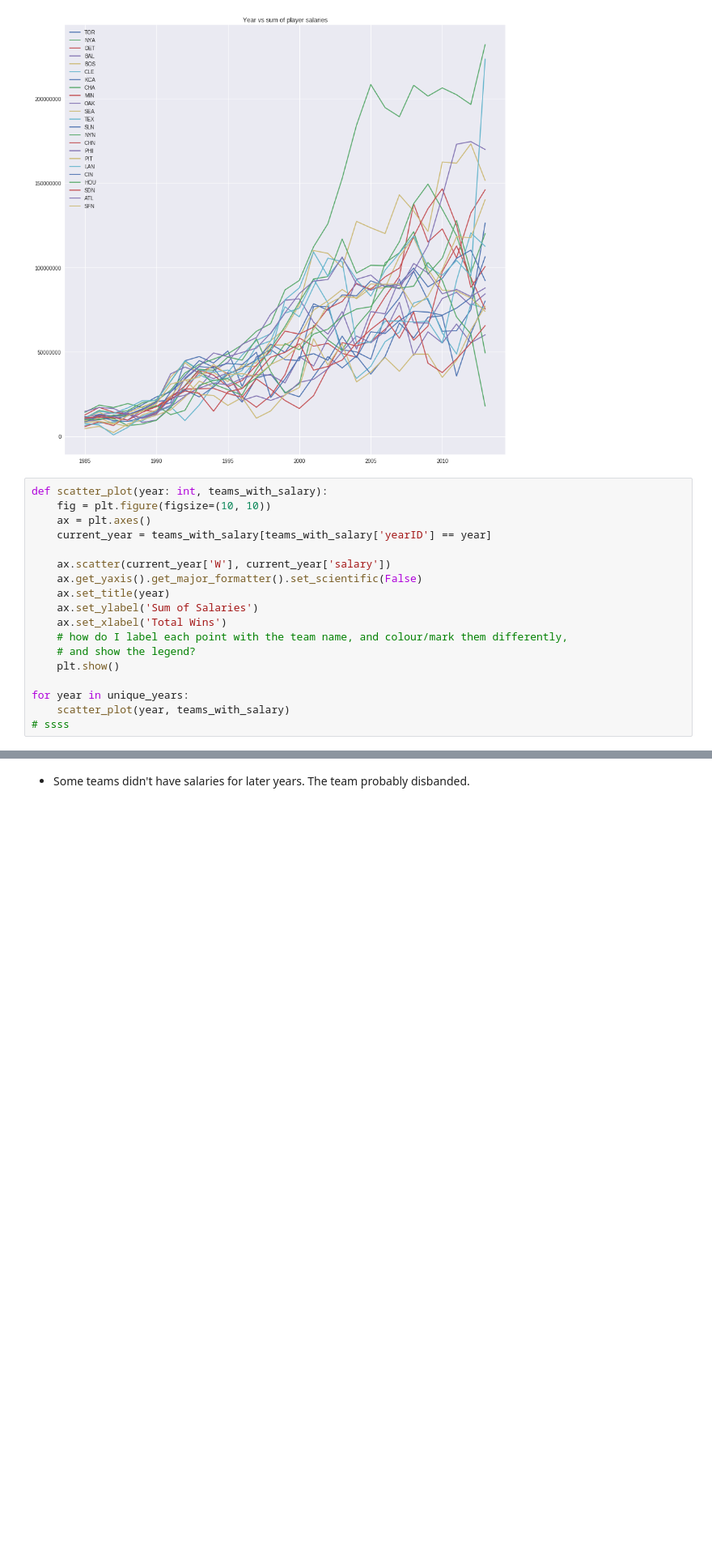
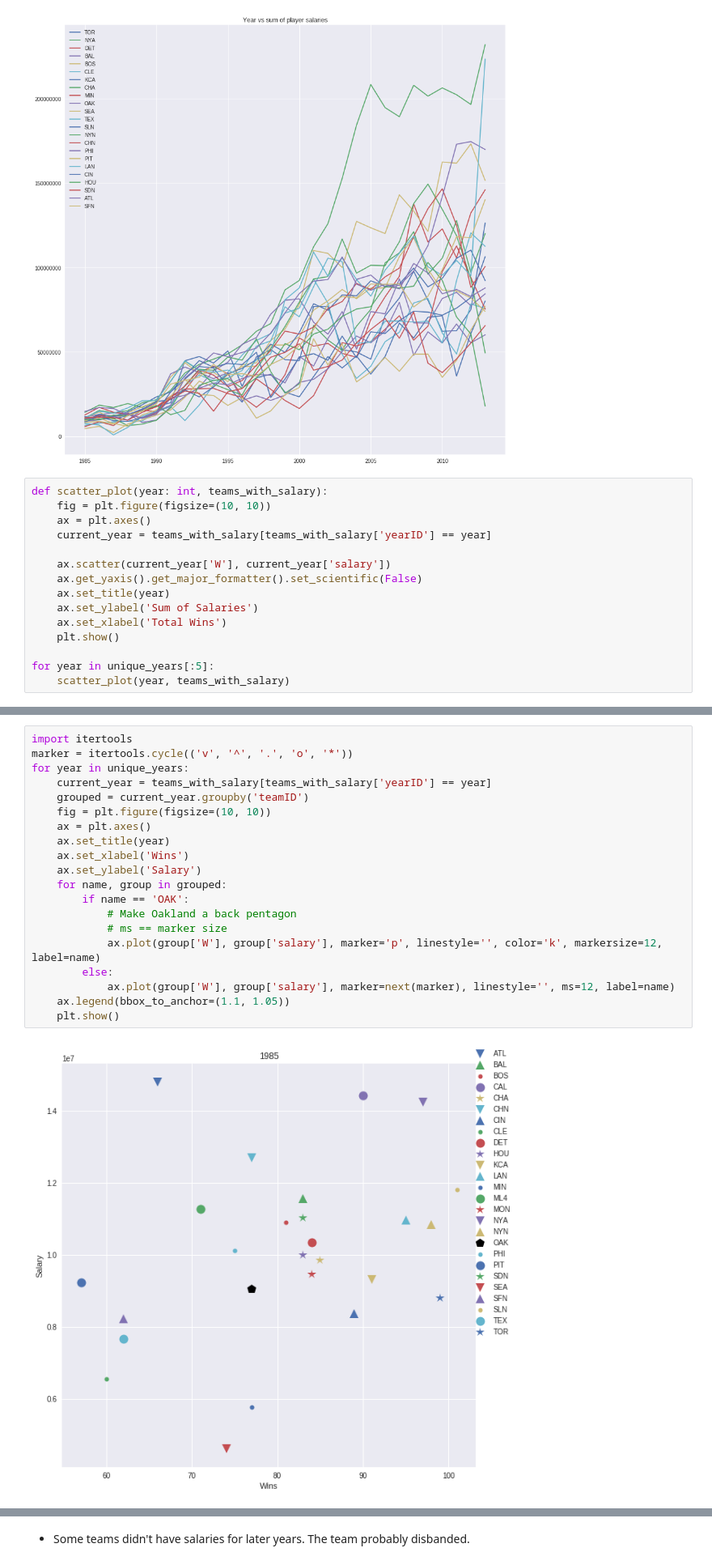
Before and after one commit to dndln/2014, a Jupyter notebook: homework/HW1 (copy).ipynb, the cells around one changed output, grey strips where cells are left out. Shown at 81% size. Cells and saved outputs as stored; diff of their text form; blank space fills up the shorter version.

```diff
--- a/homework/HW1 (copy).ipynb
+++ b/homework/HW1 (copy).ipynb
@@ -250,13 +250,10 @@ def scatter_plot(year: int, teams_with_salary):
     ax.set_title(year)
     ax.set_ylabel('Sum of Salaries')
     ax.set_xlabel('Total Wins')
-    # how do I label each point with the team name, and colour/mark them differently,
-    # and show the legend?
     plt.show()
 
-for year in unique_years:
+for year in unique_years[:5]:
     scatter_plot(year, teams_with_salary)
-# ssss
 # %% [output]
 [figure]
 [figure]
@@ -273,0 +263,22 @@ for year in unique_years:
+# %%
+import itertools
+marker = itertools.cycle(('v', '^', '.', 'o', '*'))
+for year in unique_years:
+    current_year = teams_with_salary[teams_with_salary['yearID'] == year]
+    grouped = current_year.groupby('teamID')
+    fig = plt.figure(figsize=(10, 10))
+    ax = plt.axes()
+    ax.set_title(year)
+    ax.set_xlabel('Wins')
+    ax.set_ylabel('Salary')
+    for name, group in grouped:
+        if name == 'OAK':
+            # Make Oakland a back pentagon
+            # ms == marker size
+            ax.plot(group['W'], group['salary'], marker='p', linestyle='', color='k', markersize=12, label=name)
+        else:
+            ax.plot(group['W'], group['salary'], marker=next(marker), linestyle='', ms=12, label=name)
+    ax.legend(bbox_to_anchor=(1.1, 1.05))
+    plt.show()
+# %% [output]
+[figure, added]
```
Also changed, not shown: parts of 6 cells of this notebook.
